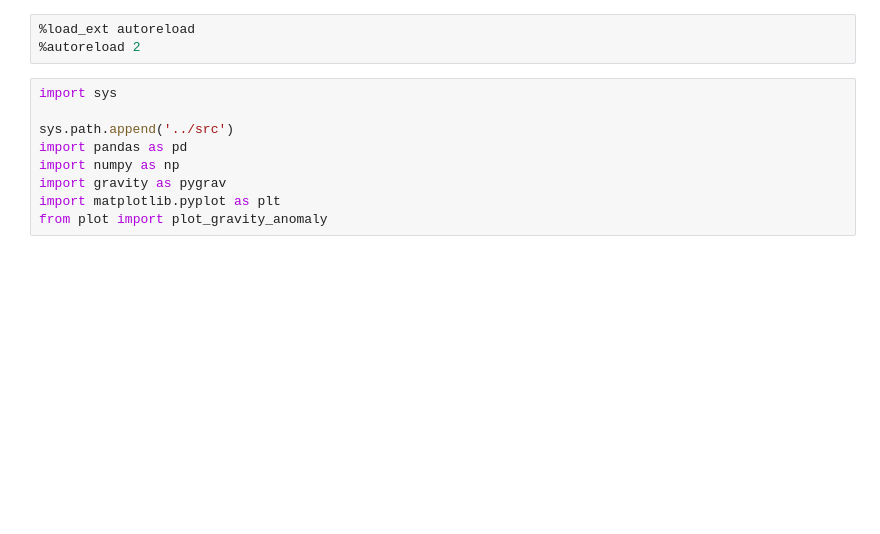
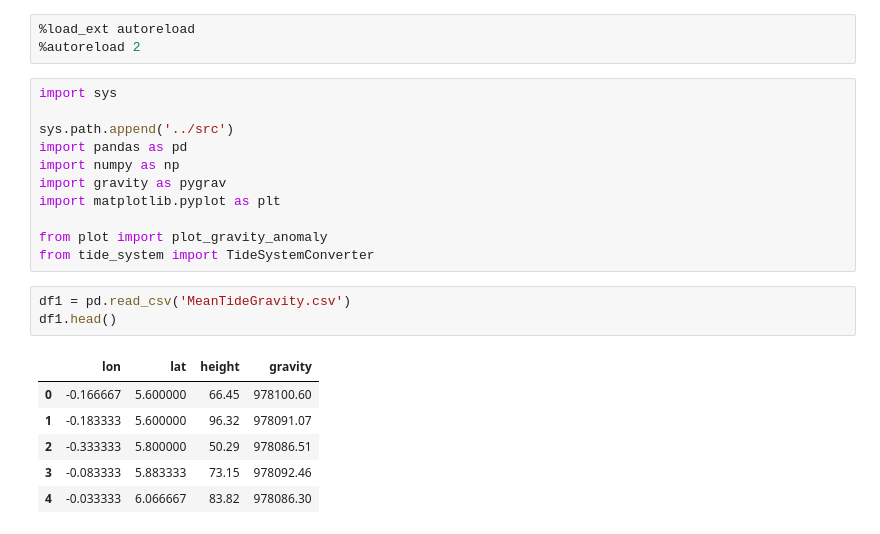
Before and after one commit to cikelly/geoidlab, a Jupyter notebook: Notebooks/Gravity Anomaly.ipynb, the cells around one changed output. Drawn from its saved outputs; the diff is of its cells as text; blank space fills up the shorter version.

```diff
--- a/Notebooks/Gravity Anomaly.ipynb
+++ b/Notebooks/Gravity Anomaly.ipynb
@@ -9,5 +9,17 @@ import pandas as pd
 import numpy as np
 import gravity as pygrav
 import matplotlib.pyplot as plt
+
 from plot import plot_gravity_anomaly
+from tide_system import TideSystemConverter
+# %%
+df1 = pd.read_csv('MeanTideGravity.csv')
+df1.head()
+# %% [output]
+|  | lon | lat | height | gravity |
+| 0 | -0.166667 | 5.600000 | 66.45 | 978100.60 |
+| 1 | -0.183333 | 5.600000 | 96.32 | 978091.07 |
+| 2 | -0.333333 | 5.800000 | 50.29 | 978086.51 |
+| 3 | -0.083333 | 5.883333 | 73.15 | 978092.46 |
+| 4 | -0.033333 | 6.066667 | 83.82 | 978086.30 |
 # %%
```
Also changed, not shown: parts of 4 cells of this notebook, 1 other file.
